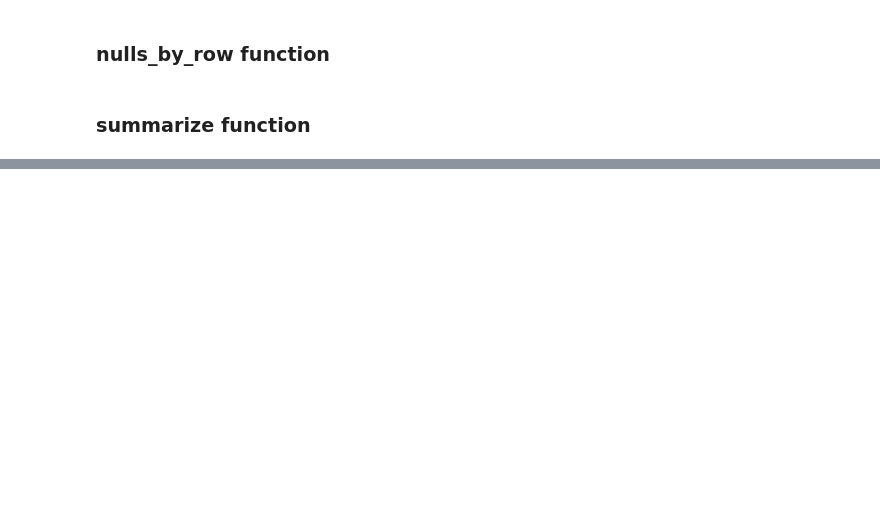
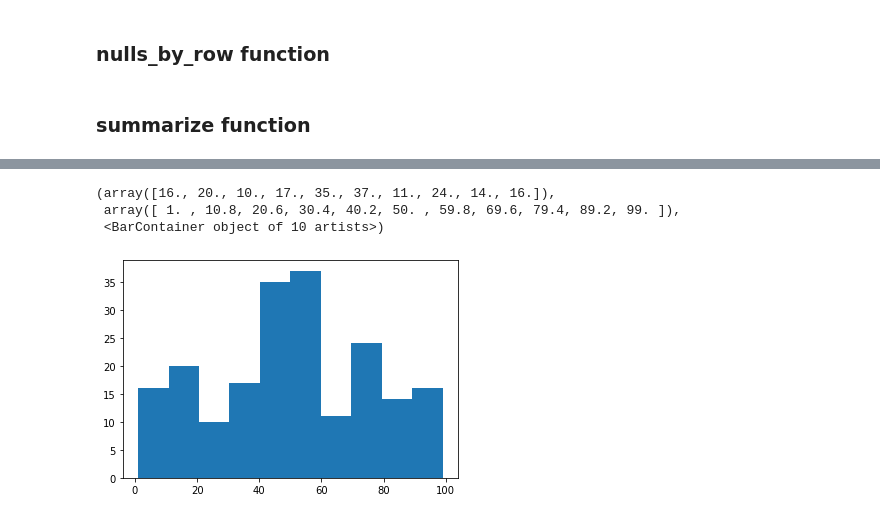
Before and after one commit to tim-keriazes/clustering_exercises, a Jupyter notebook: clustering_exercises_wrangle.ipynb, the cells around one changed output, grey strips where cells are left out. Drawn from its saved outputs; the diff is of its cells as text; code cells hidden in the pictures; blank space fills up the shorter version.

```diff
--- a/clustering_exercises_wrangle.ipynb
+++ b/clustering_exercises_wrangle.ipynb
@@ -424,0 +441,17 @@ memory usage: 12.4+ MB
+# %%
+
+#Define a query for the mall dataset
+mall_query = '''
+             SELECT *
+             FROM customers
+             '''
+# %%
+#Create the url to access the database
+mall_database = 'mall_customers'
+
+mall_url = wr.get_db_url(mall_database)
+# %%
+#Read in the dataset
+mall_df = pd.read_sql(mall_query, mall_url)
+
+mall_df.head()
@@ -424,0 +468,8 @@ memory usage: 12.4+ MB
+# %%
+#Visualize distribution of target variable
+plt.hist(mall_df['spending_score'])
+# %% [output]
+(array([16., 20., 10., 17., 35., 37., 11., 24., 14., 16.]),
+ array([ 1. , 10.8, 20.6, 30.4, 40.2, 50. , 59.8, 69.6, 79.4, 89.2, 99. ]),
+ <BarContainer object of 10 artists>)
+[figure, added]
```
Also changed, not shown: parts of 36 cells of this notebook.
